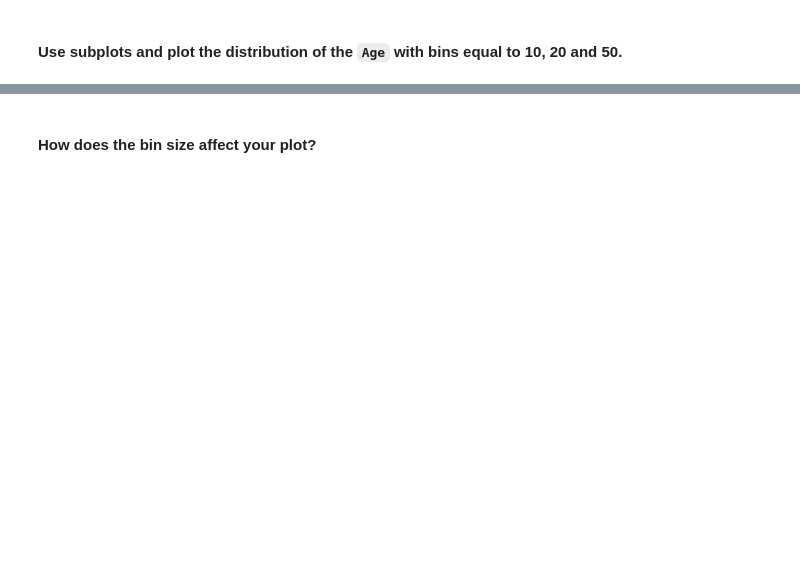
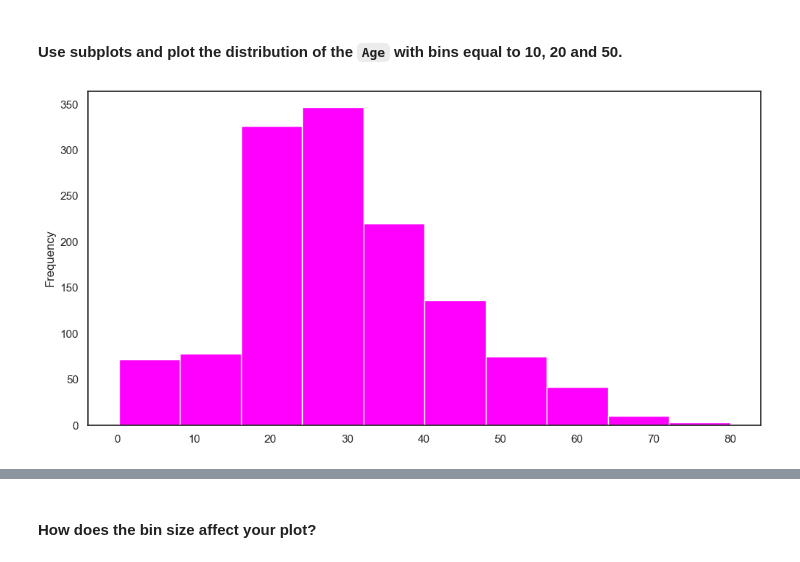
Before and after one commit to Ironhack-Data-Madrid-Octubre-2023/5.2-lab_matplotlib_seaborn, a Jupyter notebook: your-code/main.ipynb, the cells around one changed output, grey strips where cells are left out. Saved outputs shown, nothing was run; the diff lists cells and outputs as text; code cells hidden in the pictures; blank space fills up the shorter version.

```diff
--- a/your-code/main.ipynb
+++ b/your-code/main.ipynb
@@ -114,3 +167,7 @@ for e in columns:
 #### Use subplots and plot the distribution of the `Age`  with bins equal to 10, 20 and 50.
 # %%
 # your code here
+
+titanic['Age'].plot.hist(bins = 10, color = 'magenta');
+# %% [output]
+[figure, added]
```
Also changed, not shown: parts of 32 cells of this notebook.
